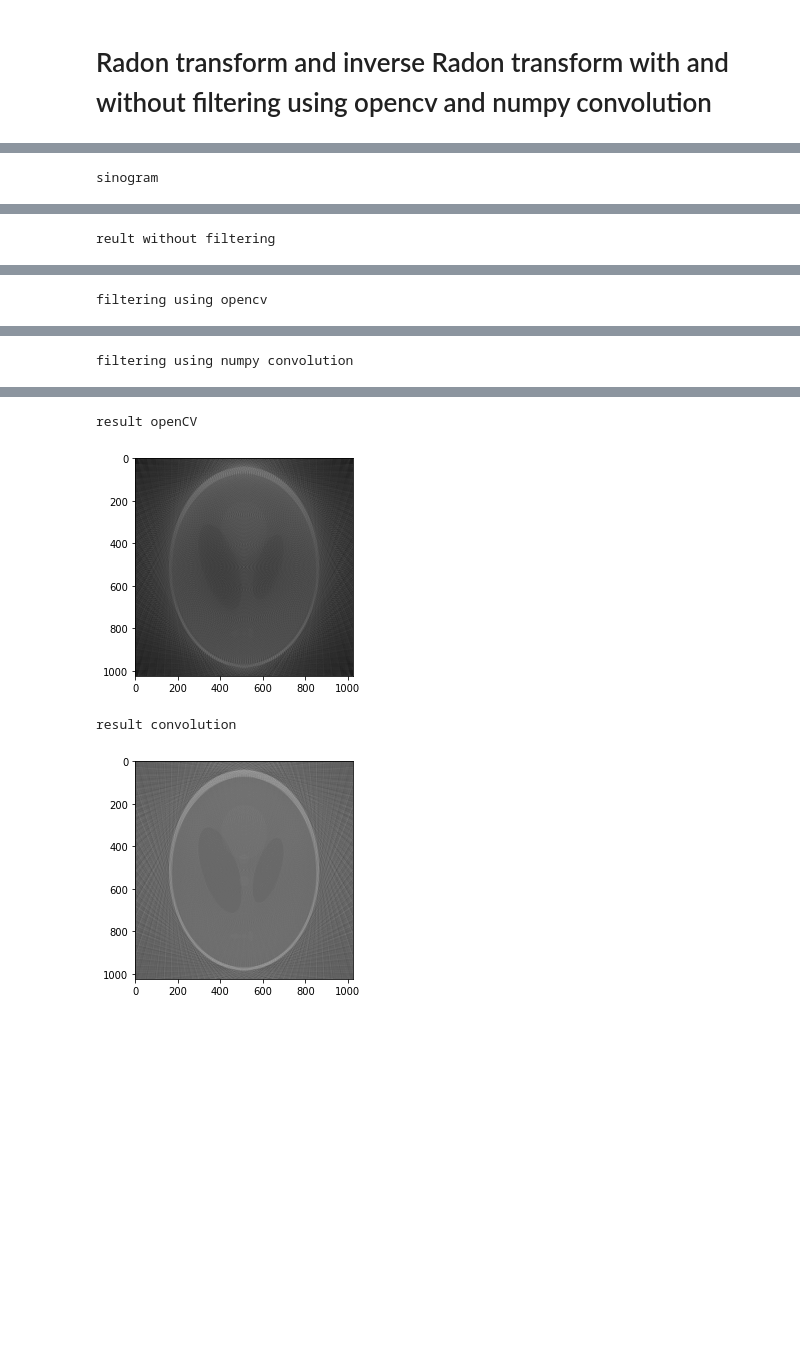
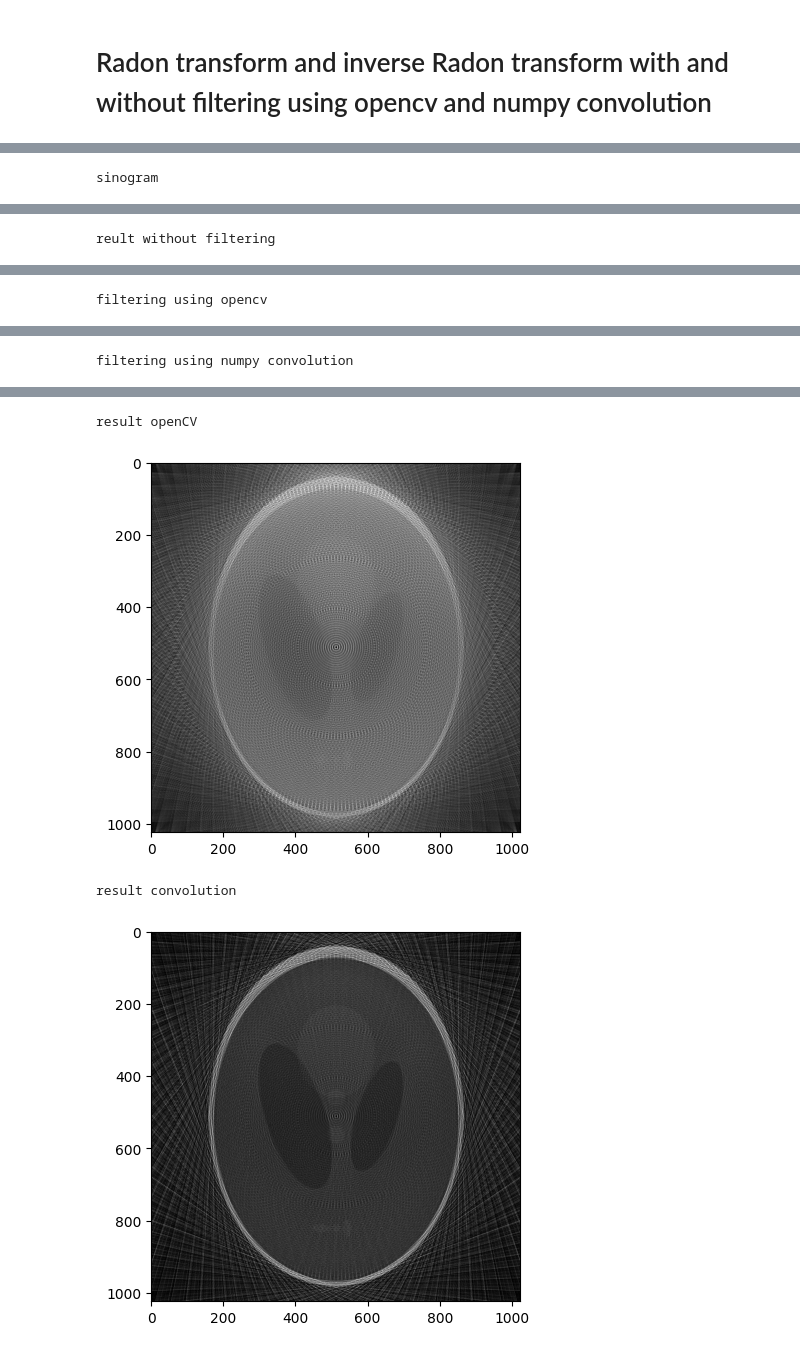
Before and after one commit to HelenaMaslowska/Tomograph, a Jupyter notebook: tk.ipynb, the cells around one changed output, grey strips where cells are left out. Cells and saved outputs as stored; diff of their text form; code cells hidden in the pictures; blank space fills up the shorter version.

```diff
--- a/tk.ipynb
+++ b/tk.ipynb
@@ -103,7 +112,7 @@ def radonTransform(image, detectors = 180, scans = 90, detectingAngle = 180):
 			inBounds = (0 <= x) & (x < image.shape[1]) & (0 <= y) & (y < image.shape[0])
 			line = (y[inBounds], x[inBounds])
 			# Average the values of the image along the line
-			radonImage[i, j] = np.average(image[line])
+			radonImage[i, j] = np.average(image[line] if len(line) > 0 else [0])
 	return radonImage
 
 image = loadImage('images/Kropka.jpg')
@@ -172,6 +181,12 @@ def inverseRadonTransform(image, shape, detectingAngle = 180):
             # Average the values of the image along the line
             invRadonImage[line] += image[i, j]
     return invRadonImage
+# %%
+def normalizePostTransform(image):
+    image = np.maximum(image, 0)
+    image = (image / np.quantile(image, 0.999)).astype(np.float64)
+    image = np.minimum(image, 1)
+    return image
 # %% [markdown]
 # Radon transform and inverse Radon transform with and without filtering using opencv and numpy convolution
 # %%
@@ -198,10 +213,10 @@ showImage(radonImageConv)
 
 print("result openCV")
 invRadonTransform = inverseRadonTransform(radonImageOpenCV, image.shape)
-showImage(invRadonTransform)
+showImage(normalizePostTransform(invRadonTransform))
 
 print("result convolution")
 invRadonTransform = inverseRadonTransform(radonImageConv, image.shape)
-showImage(invRadonTransform)
+showImage(normalizePostTransform(invRadonTransform))
 # %% [output]
 before
@@ -217,7 +232,7 @@ filtering using numpy convolution
 result openCV
-[figure, old version]
+[figure, new version]
 result convolution
-[figure, old version]
+[figure, new version]
 # %%
 import os
 type(invRadonTransform)
```
Also changed, not shown: parts of 10 cells of this notebook.
